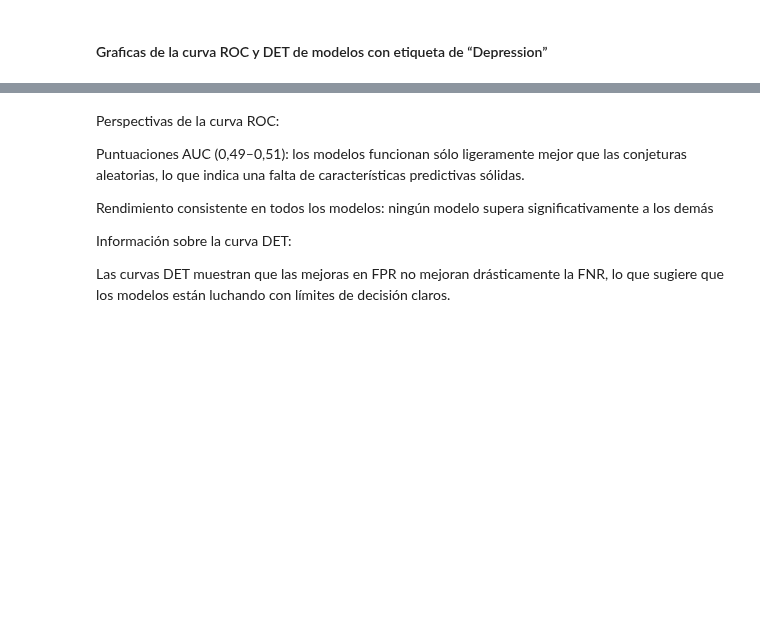
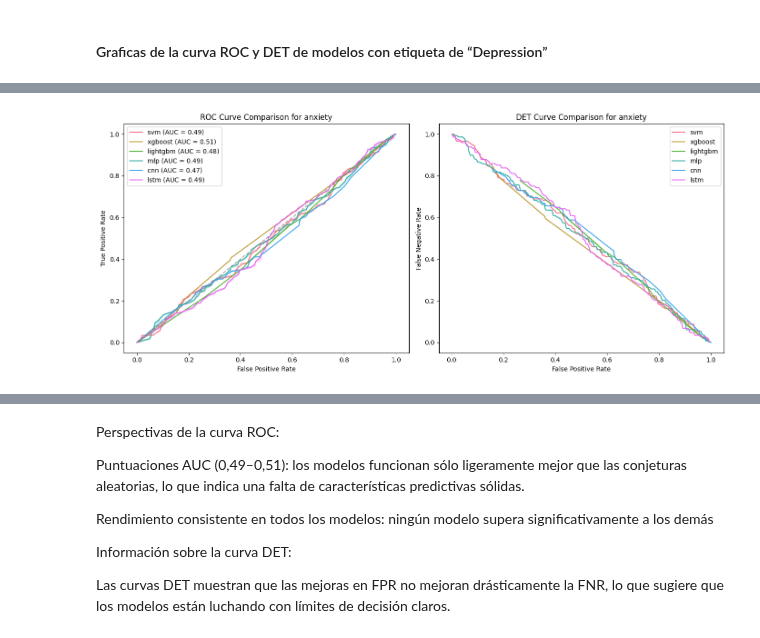
Before and after one commit to PosgradoMNA/Proyecto_Integrador_Equipo_11, a Jupyter notebook: notebooks/AlternativeModels.ipynb, the cells around one changed output, grey strips where cells are left out. Drawn from its saved outputs; the diff is of its cells as text; code cells hidden in the pictures; blank space fills up the shorter version.

```diff
--- a/notebooks/AlternativeModels.ipynb
+++ b/notebooks/AlternativeModels.ipynb
@@ -1294,0 +1355,4 @@ plt.show()
+# %%
+plot_roc_auc_for_all_models(val_data, target_label='anxiety')
+# %% [output]
+[figure, added]
```
Also changed, not shown: parts of 36 cells of this notebook.
